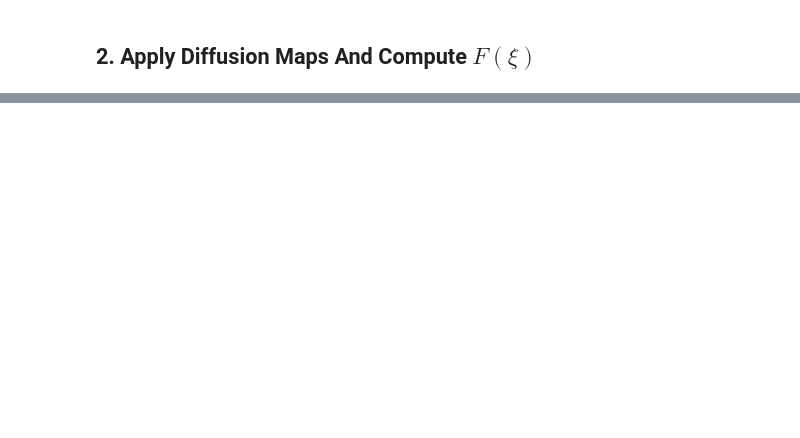
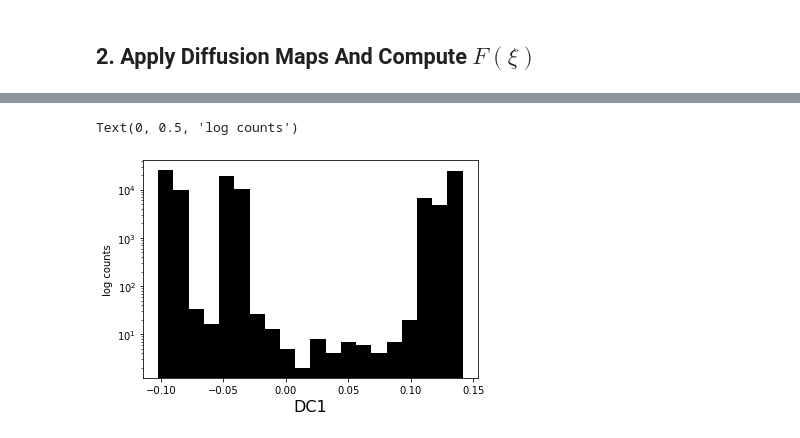
Before and after one commit to dominicp6/mdfeature, a Jupyter notebook: notebooks/KramersRate.ipynb, the cells around one changed output, grey strips where cells are left out. Drawn from its saved outputs; the diff is of its cells as text; code cells hidden in the pictures; blank space fills up the shorter version.

```diff
--- a/notebooks/KramersRate.ipynb
+++ b/notebooks/KramersRate.ipynb
@@ -304,0 +152,11 @@ ret = dual_annealing(negative_log_likelihood, bounds=bounds, args=(N,P,t))
+# %%
+from matplotlib.pyplot import figure
+diffusion_coordinate_time_series = dmap_obj.dmap[:,diffusion_coordinate]
+
+plt.hist(diffusion_coordinate_time_series, bins=20, color='k')
+plt.yscale('log')
+plt.xlabel('DC1', fontsize=16)
+plt.ylabel('log counts')
+# %% [output]
+Text(0, 0.5, 'log counts')
+[figure, added]
```
Also changed, not shown: parts of 43 cells of this notebook, 2 other files.
